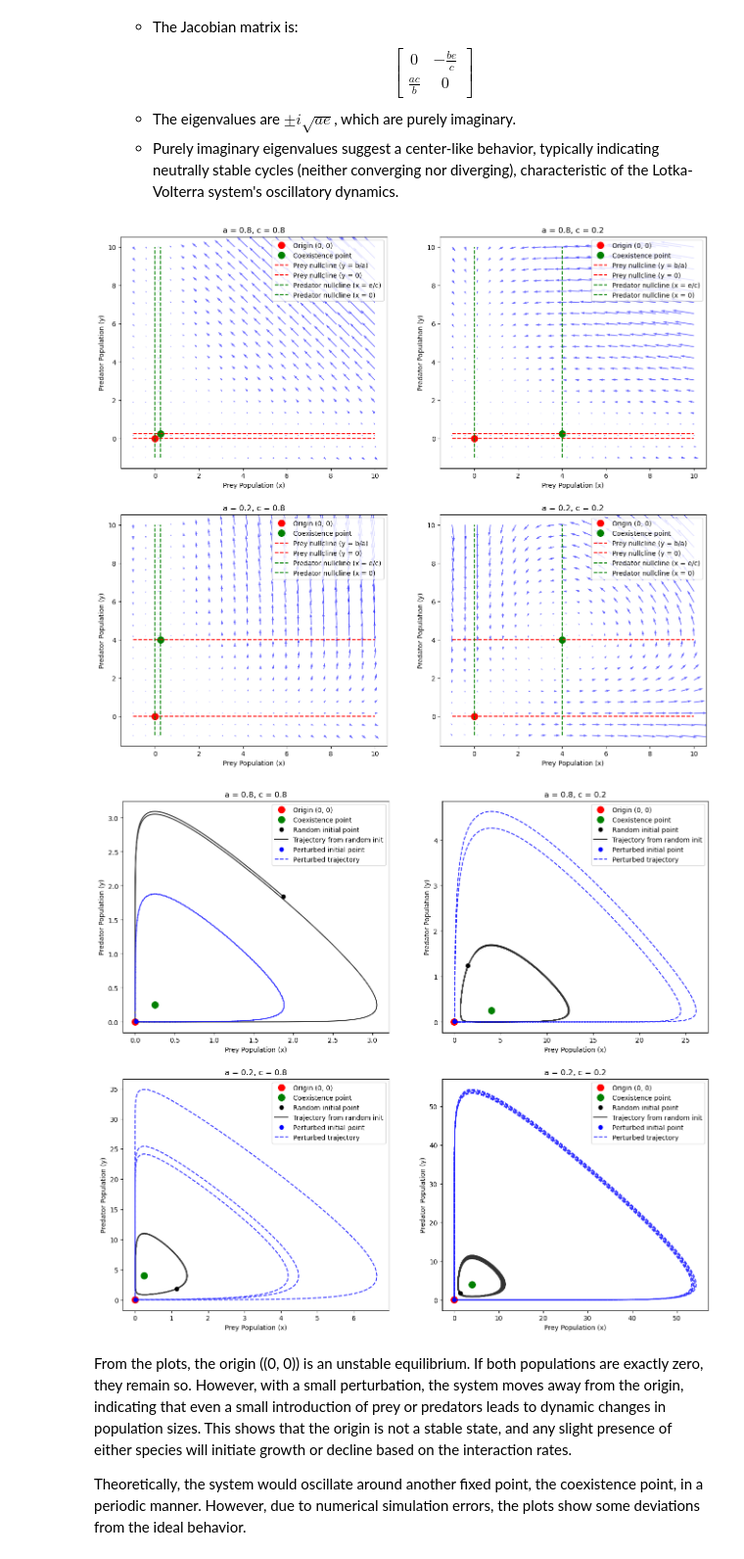
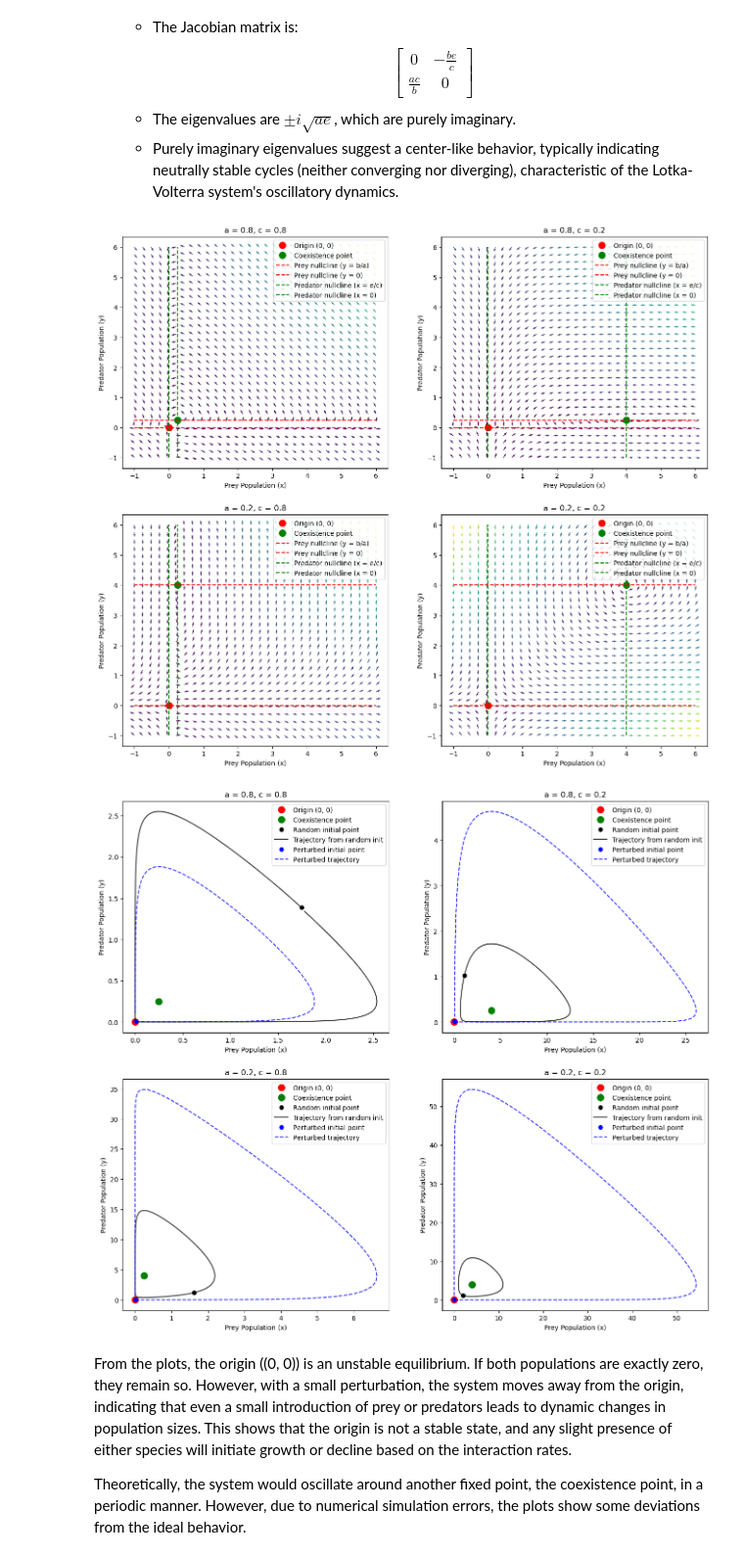
Before and after one commit to HeyuanChi/DSML_24ws, a Jupyter notebook: ex02/ex02.ipynb, the cells around one changed output. Shown at 98% size. Cells and saved outputs as stored; diff of their text form; code cells hidden in the pictures.

```diff
--- a/ex02/ex02.ipynb
+++ b/ex02/ex02.ipynb
@@ -44,6 +44,7 @@ To determine the stability, we need to compute the Jacobian matrix at each fixed
 # %%
 import numpy as np
 import matplotlib.pyplot as plt
+from matplotlib.colors import Normalize
 from scipy.integrate import solve_ivp
 
 def lotka_volterra(t, state, a, b, c, e):
@@ -55,9 +56,10 @@ def lotka_volterra(t, state, a, b, c, e):
 a_values = [0.8, 0.2]
 c_values = [0.8, 0.2]
 
-x = np.linspace(-1, 10, 20)
-y = np.linspace(-1, 10, 20)
+x = np.linspace(-1, 6, 30)
+y = np.linspace(-1, 6, 30)
 X, Y = np.meshgrid(x, y)
+
 t_span = [0, 100]
 t_eval = np.linspace(t_span[0], t_span[1], 10000)
 
@@ -72,8 +74,15 @@ for i, a in enumerate(a_values):
         U = X * (b - a * Y)
         V = Y * (-e + c * X)
 
+        magnitude = np.sqrt(U**2 + V**2)
+        U /= magnitude
+        V /= magnitude
+
+        norm = Normalize()
+        norm.autoscale(magnitude)
+
         ax = axes[i, j]
-        ax.quiver(X, Y, U, V, color='blue', alpha=0.6)
+        ax.quiver(X, Y, U, V, magnitude, cmap=plt.cm.viridis, norm=norm)
 
         fixed_points = [(0, 0), (e / c, b / a)]
         for point in fixed_points:
@@ -81,42 +90,51 @@ for i, a in enumerate(a_values):
 
         ax.plot(x, [b / a] * len(x), 'r--', label='Prey nullcline (y = b/a)')
         ax.plot(x, [0] * len(x), 'r--', label='Prey nullcline (y = 0)')
         ax.plot([e / c] * len(y), y, 'g--', label='Predator nullcline (x = e/c)')
         ax.plot([0] * len(y), y, 'g--', label='Predator nullcline (x = 0)')
 
         ax.set_title(f'a = {a}, c = {c}')
         ax.set_xlabel('Prey Population (x)')
         ax.set_ylabel('Predator Population (y)')
         ax.legend()
 
         traj_ax = traj_axes[i, j]
         for point in fixed_points:
             traj_ax.plot(point[0], point[1], 'ro', markersize=10, label='Origin (0, 0)' if point == (0, 0) else None) if point == (0, 0) else traj_ax.plot(point[0], point[1], 'go', markersize=10, label='Coexistence point')
+
         initial_state = [np.random.uniform(1, 2), np.random.uniform(1, 2)]
         traj_ax.plot(initial_state[0], initial_state[1], 'ko', markersize=6, label='Random initial point')
+        trajectory = solve_ivp(lotka_volterra, t_span, initial_state, args=(a, b, c, e), t_eval=t_eval)['y']
+        dist = 0
+        for t in range(1, trajectory.shape[1]):
+            _dist = (initial_state[0] - trajectory[0,t]) ** 2 + (initial_state[1] - trajectory[1,t]) ** 2
+            if _dist < dist and _dist < 1e-3:
+                break
+            dist = _dist
+        trajectory = trajectory[:, :t]
 
-        trajectory = [initial_state]
-        dt = 0.01
-        current_state = initial_state
-        trajectory = solve_ivp(lotka_volterra, t_span, initial_state, args=(a, b, c, e), t_eval=t_eval)['y']
         traj_ax.plot(trajectory[0], trajectory[1], 'k-', label='Trajectory from random init', alpha=0.8)
-
         perturbed_state = [0.01, 0.01]
         traj_ax.plot(perturbed_state[0], perturbed_state[1], 'bo', markersize=6, label='Perturbed initial point')
-        perturbed_trajectory = [perturbed_state]
-        current_state = perturbed_state
         perturbed_trajectory = solve_ivp(lotka_volterra, t_span, perturbed_state, args=(a, b, c, e), t_eval=t_eval)['y']
+        dist = 0
+        for t in range(1, perturbed_trajectory.shape[1]):
+            _dist = (perturbed_state[0] - perturbed_trajectory[0,t]) ** 2 + (perturbed_state[1] - perturbed_trajectory[1,t]) ** 2
+            if _dist < dist and _dist < 1e-2:
+                break
+            dist = _dist
+        perturbed_trajectory = perturbed_trajectory[:, :t]
         traj_ax.plot(perturbed_trajectory[0], perturbed_trajectory[1], 'b--', label='Perturbed trajectory', alpha=0.8)
 
         traj_ax.set_title(f'a = {a}, c = {c}')
         traj_ax.set_xlabel('Prey Population (x)')
         traj_ax.set_ylabel('Predator Population (y)')
         traj_ax.legend()
 
 plt.show()
 # %% [output]
-[figure, old version]
+[figure, new version]
-[figure, old version]
+[figure, new version]
 # %% [markdown]
 From the plots, the origin \((0, 0)\) is an unstable equilibrium. If both populations are exactly zero, they remain so. However, with a small perturbation, the system moves away from the origin, indicating that even a small introduction of prey or predators leads to dynamic changes in population sizes. This shows that the origin is not a stable state, and any slight presence of either species will initiate growth or decline based on the interaction rates.
 
```
Also changed, not shown: parts of 1 cell of this notebook.
